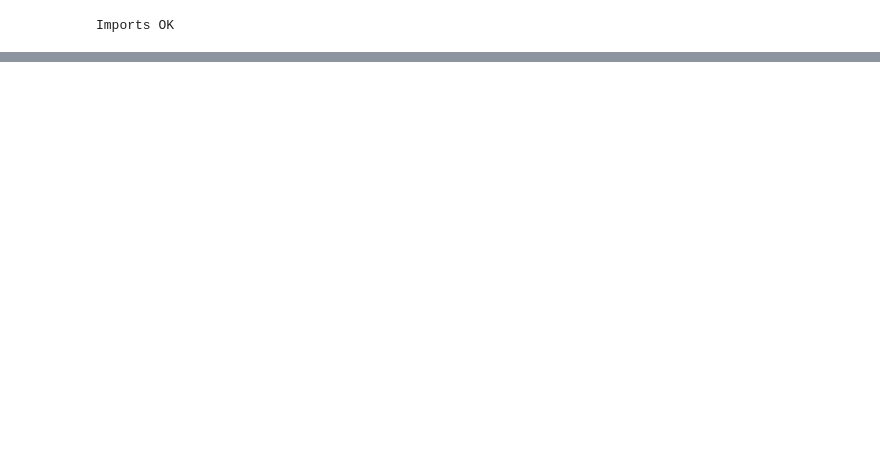
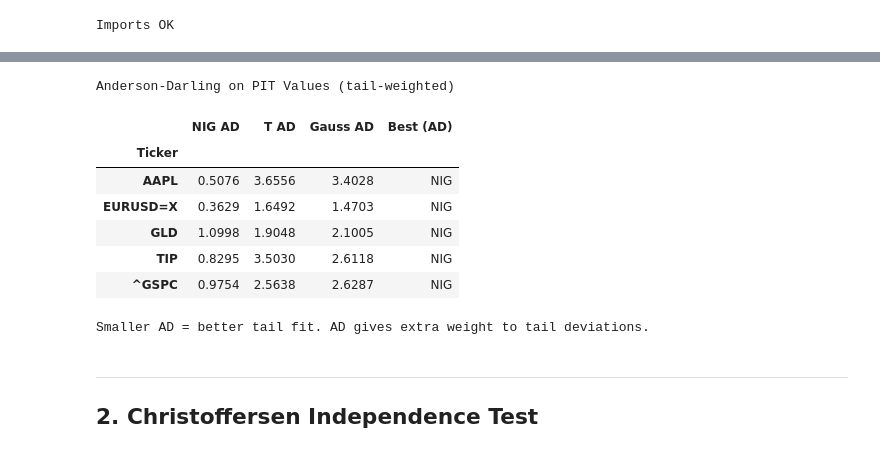
Before and after one commit to Amos-Anderson/arma-garch-beta-risk-model, a Jupyter notebook: notebooks/05_assessment.ipynb, the cells around one changed output, grey strips where cells are left out. Cells and saved outputs as stored; diff of their text form; code cells hidden in the pictures; blank space fills up the shorter version.

```diff
--- a/notebooks/05_assessment.ipynb
+++ b/notebooks/05_assessment.ipynb
@@ -196 +126,42 @@ relevant region for VaR and CVaR estimation.
+# %%
+# Anderson-Darling on PIT values
+
+ad_rows = []
+for ticker in TICKERS:
+    pit_n = pit_nig_df[ticker].dropna().values
+    pit_t = pit_t_df[ticker].dropna().values
+    pit_g = pit_gauss_df[ticker].dropna().values
+
+    ad_n = anderson_darling_pit(pit_n)
+    ad_t = anderson_darling_pit(pit_t)
+    ad_g = anderson_darling_pit(pit_g)
+
+    ad_vals = {"NIG": ad_n, "T": ad_t, "Gauss": ad_g}
+    best = min(ad_vals, key=ad_vals.get)
+
+    ad_rows.append({
+        "Ticker": ticker,
+        "NIG AD": round(ad_n, 4),
+        "T AD": round(ad_t, 4),
+        "Gauss AD": round(ad_g, 4),
+        "Best (AD)": best,
+    })
+
+ad_df = pd.DataFrame(ad_rows).set_index("Ticker")
+print("Anderson-Darling on PIT Values (tail-weighted)\n")
+display(ad_df)
+print("\nSmaller AD = better tail fit. AD gives extra weight to tail deviations.")
+# %% [output]
+Anderson-Darling on PIT Values (tail-weighted)
+|  | NIG AD | T AD | Gauss AD | Best (AD) |
+| Ticker |  |  |  |  |
+| AAPL | 0.5076 | 3.6556 | 3.4028 | NIG |
+| EURUSD=X | 0.3629 | 1.6492 | 1.4703 | NIG |
+| GLD | 1.0998 | 1.9048 | 2.1005 | NIG |
+| TIP | 0.8295 | 3.5030 | 2.6118 | NIG |
+| ^GSPC | 0.9754 | 2.5638 | 2.6287 | NIG |
+Smaller AD = better tail fit. AD gives extra weight to tail deviations.
+# %% [markdown]
+---
+## 2. Christoffersen Independence Test
 # %%
```
Also changed, not shown: parts of 22 cells of this notebook, 37 other files.
